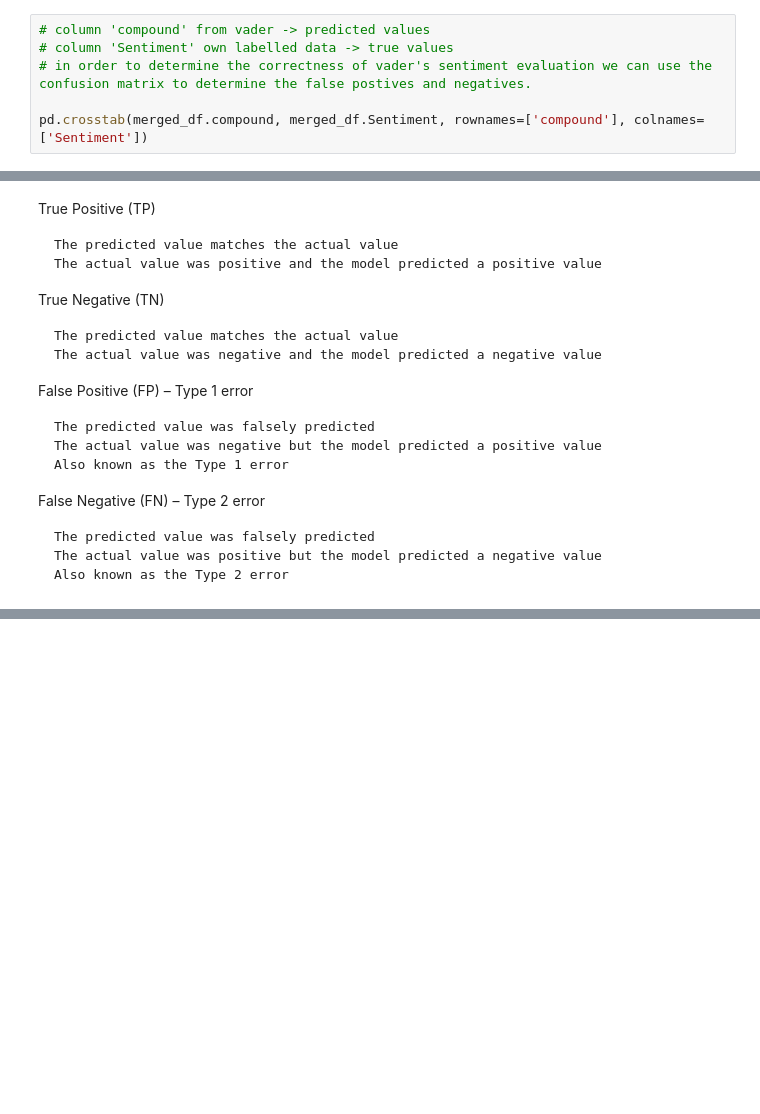
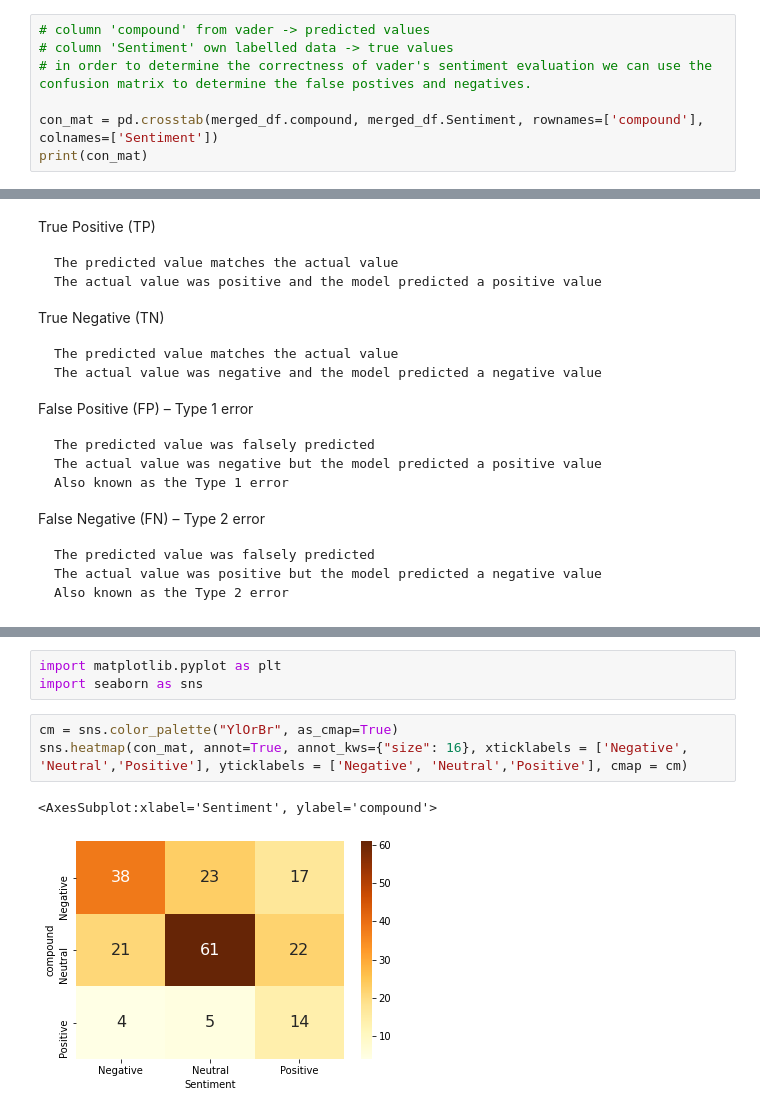
Before and after one commit to C-JoGit/Zalando_Analytics_HWR_BIPM, a Jupyter notebook: 6.1 sentiment_eval_de.ipynb, the cells around one changed output, grey strips where cells are left out. Drawn from its saved outputs; the diff is of its cells as text; blank space fills up the shorter version.

```diff
--- a/6.1 sentiment_eval_de.ipynb
+++ b/6.1 sentiment_eval_de.ipynb
@@ -105,5 +119,6 @@ merged_df.head()
 # column 'Sentiment' own labelled data -> true values
 # in order to determine the correctness of vader's sentiment evaluation we can use the confusion matrix to determine the false postives and negatives.
 
-pd.crosstab(merged_df.compound, merged_df.Sentiment, rownames=['compound'], colnames=['Sentiment'])
+con_mat = pd.crosstab(merged_df.compound, merged_df.Sentiment, rownames=['compound'], colnames=['Sentiment'])
+print(con_mat)
 # %% [output]
@@ -136,0 +170,9 @@ False Negative (FN) – Type 2 error
+# %%
+import matplotlib.pyplot as plt
+import seaborn as sns
+# %%
+cm = sns.color_palette("YlOrBr", as_cmap=True)
+sns.heatmap(con_mat, annot=True, annot_kws={"size": 16}, xticklabels = ['Negative', 'Neutral','Positive'], yticklabels = ['Negative', 'Neutral','Positive'], cmap = cm)
+# %% [output]
+<AxesSubplot:xlabel='Sentiment', ylabel='compound'>
+[figure, added]
```
Also changed, not shown: parts of 6 cells of this notebook.
